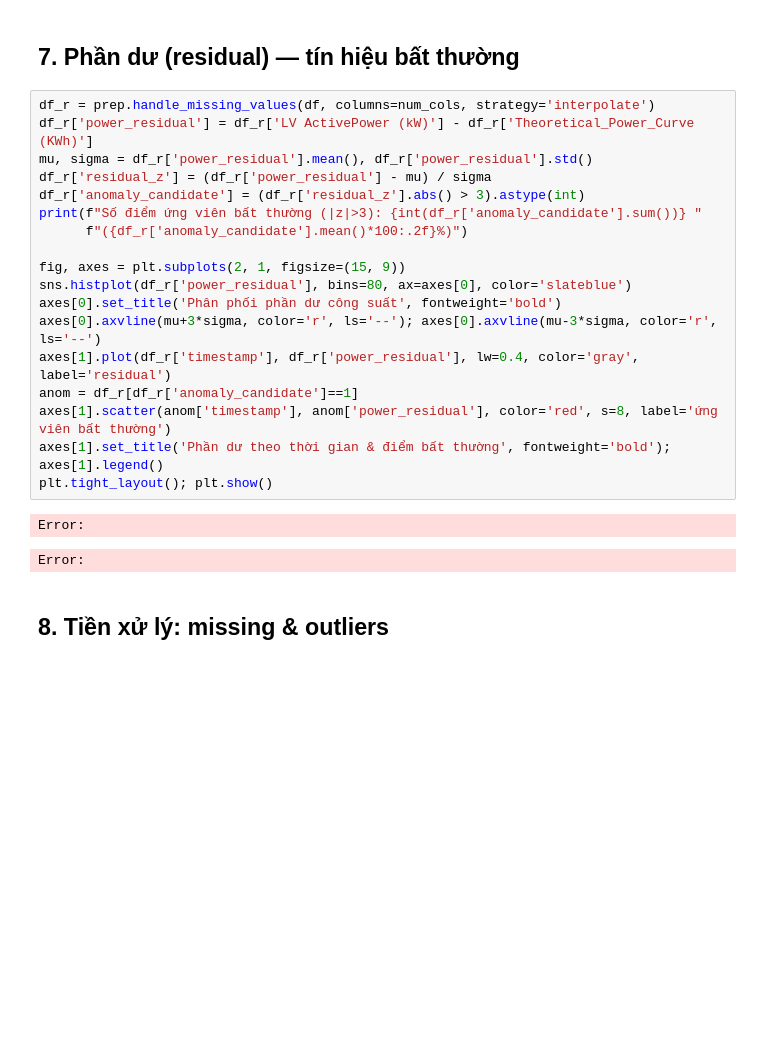
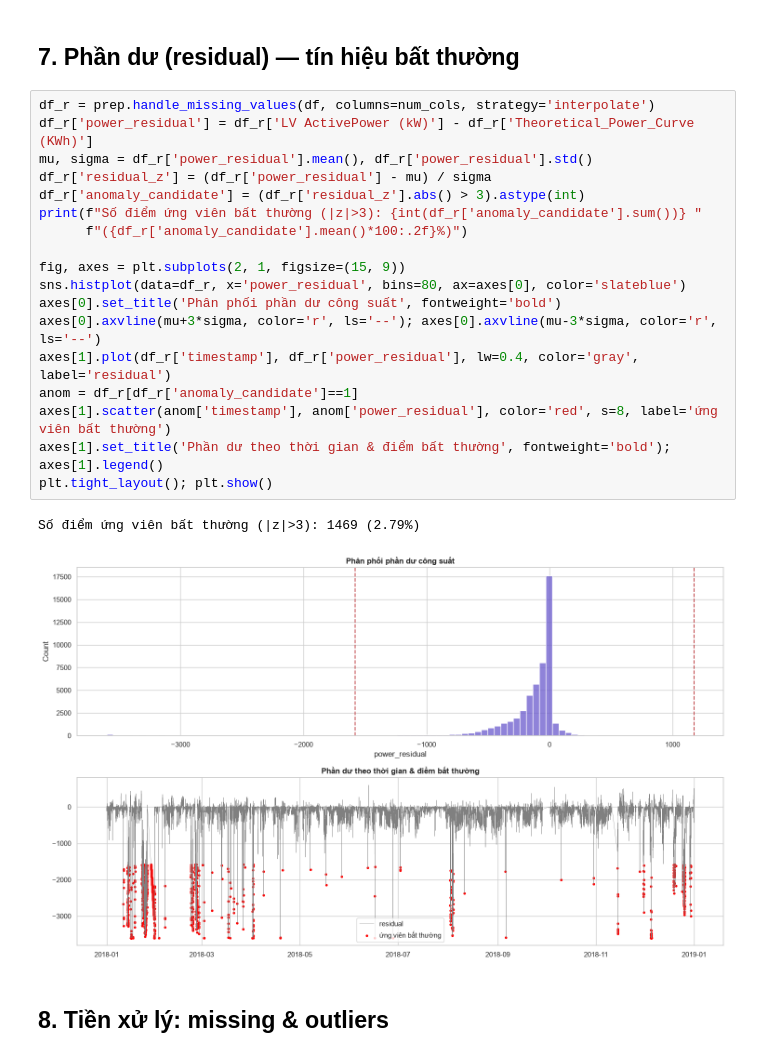
Before and after one commit to DuyChuong3011/T1_AD, a Jupyter notebook: notebooks/01_EDA.ipynb, the cells around one changed output. Cells and saved outputs as stored; diff of their text form; blank space fills up the shorter version.

Commit message:
fix lỗi label_error

```diff
--- a/notebooks/01_EDA.ipynb
+++ b/notebooks/01_EDA.ipynb
@@ -124,24 +151,24 @@ Error:
 # %%
 df_r = prep.handle_missing_values(df, columns=num_cols, strategy='interpolate')
 df_r['power_residual'] = df_r['LV ActivePower (kW)'] - df_r['Theoretical_Power_Curve (KWh)']
 mu, sigma = df_r['power_residual'].mean(), df_r['power_residual'].std()
 df_r['residual_z'] = (df_r['power_residual'] - mu) / sigma
 df_r['anomaly_candidate'] = (df_r['residual_z'].abs() > 3).astype(int)
 print(f"Số điểm ứng viên bất thường (|z|>3): {int(df_r['anomaly_candidate'].sum())} "
       f"({df_r['anomaly_candidate'].mean()*100:.2f}%)")
 
 fig, axes = plt.subplots(2, 1, figsize=(15, 9))
-sns.histplot(df_r['power_residual'], bins=80, ax=axes[0], color='slateblue')
+sns.histplot(data=df_r, x='power_residual', bins=80, ax=axes[0], color='slateblue')
 axes[0].set_title('Phân phối phần dư công suất', fontweight='bold')
 axes[0].axvline(mu+3*sigma, color='r', ls='--'); axes[0].axvline(mu-3*sigma, color='r', ls='--')
 axes[1].plot(df_r['timestamp'], df_r['power_residual'], lw=0.4, color='gray', label='residual')
 anom = df_r[df_r['anomaly_candidate']==1]
 axes[1].scatter(anom['timestamp'], anom['power_residual'], color='red', s=8, label='ứng viên bất thường')
 axes[1].set_title('Phần dư theo thời gian & điểm bất thường', fontweight='bold'); axes[1].legend()
 plt.tight_layout(); plt.show()
 # %% [output]
-Error:
+Số điểm ứng viên bất thường (|z|>3): 1469 (2.79%)
-Error:
+[figure, added]
 # %% [markdown]
 ## 8. Tiền xử lý: missing & outliers
 # %%
```
Also changed, not shown: parts of 14 cells of this notebook, 2 other files.
